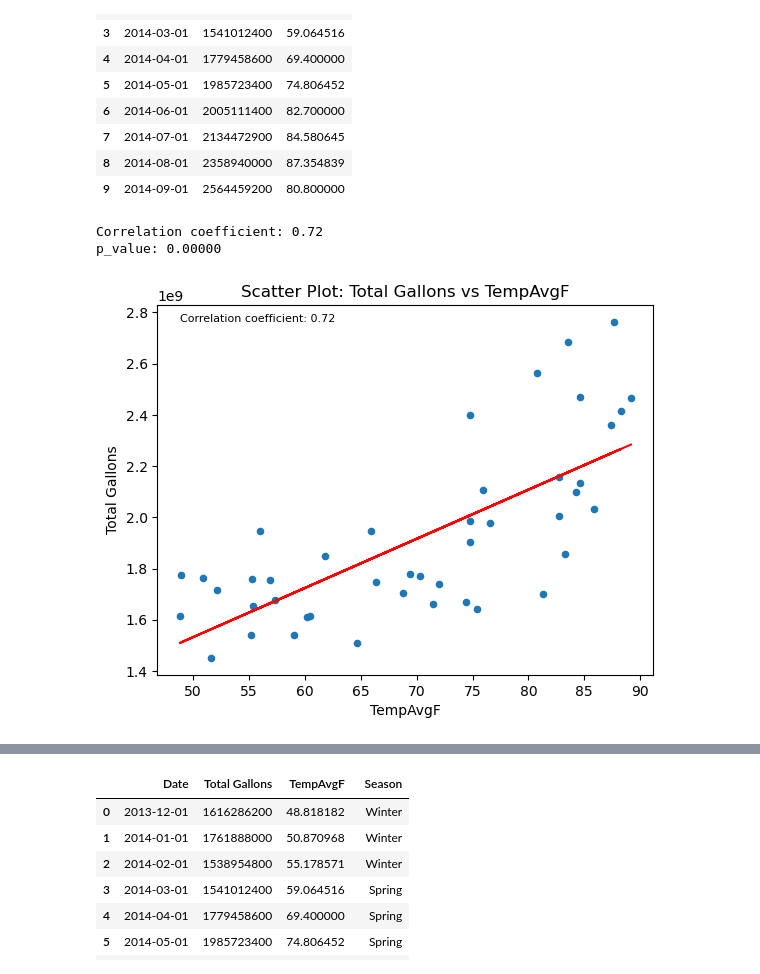
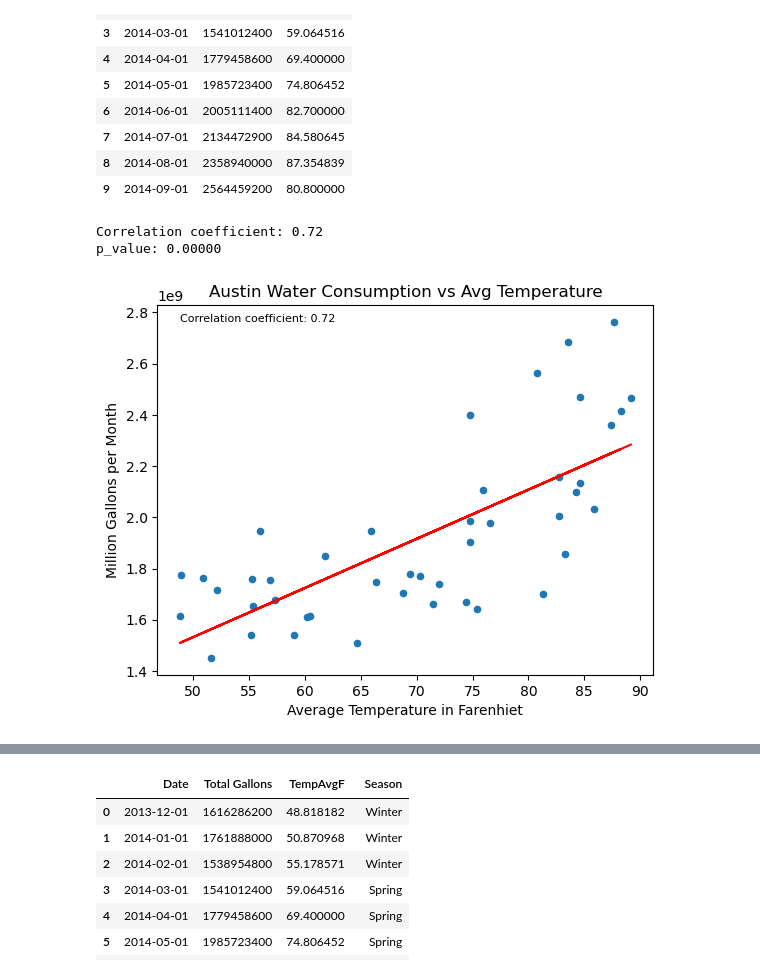
Before and after one commit to kadyepley/project-one, a Jupyter notebook: Austin_Weather_Water/austin_weather_water.ipynb, the cells around one changed output, grey strips where cells are left out. Saved outputs shown, nothing was run; the diff lists cells and outputs as text; code cells hidden in the pictures.

```diff
--- a/Austin_Weather_Water/austin_weather_water.ipynb
+++ b/Austin_Weather_Water/austin_weather_water.ipynb
@@ -113,36 +112,35 @@ merged_df.head(10)
 
 # Set 'Date' column as the index
 date_index_df = merged_df.set_index('Date', inplace=False)
 # Create the scatter plot
 date_index_df.plot(kind='scatter', x='TempAvgF', y='Total Gallons')
-
 # Add labels and title
-plt.xlabel('TempAvgF')
-plt.ylabel('Total Gallons')
-plt.title('Scatter Plot: Total Gallons vs TempAvgF')
+plt.xlabel('Average Temperature in Farenhiet')
+plt.ylabel('Million Gallons per Month')
+plt.title('Austin Water Consumption vs Avg Temperature')
 correlation = st.pearsonr(date_index_df['Total Gallons'],date_index_df['TempAvgF'])
 
 # Calculate correlation coefficient
 correlation_coefficient = correlation[0]
 correlation_text = f'Correlation coefficient: {correlation_coefficient:.2f}'
 p_value = correlation[1]
 p_value_text=f'p_value: {p_value:.5f}'
 
 print(correlation_text)
 print(p_value_text)
 # Add correlation text to the plot
 plt.text(merged_df['TempAvgF'].min(), merged_df['Total Gallons'].max(), correlation_text, fontsize=8)
 
 # # Perform linear regression
 (slope, intercept, rvalue, pvalue, stderr) = linregress( merged_df['TempAvgF'],merged_df['Total Gallons'])
 regress_values = merged_df['TempAvgF'] * slope + intercept # (xm + y)
 
 # # generate line plot (color is red and solid)
 plt.plot(merged_df['TempAvgF'],regress_values,"r-")
 # Display the plot
 plt.show()
 # %% [output]
 Correlation coefficient: 0.72
 p_value: 0.00000
-[figure, old version]
+[figure, new version]
 # %% [markdown]
```
Also changed, not shown: parts of 9 cells of this notebook.
